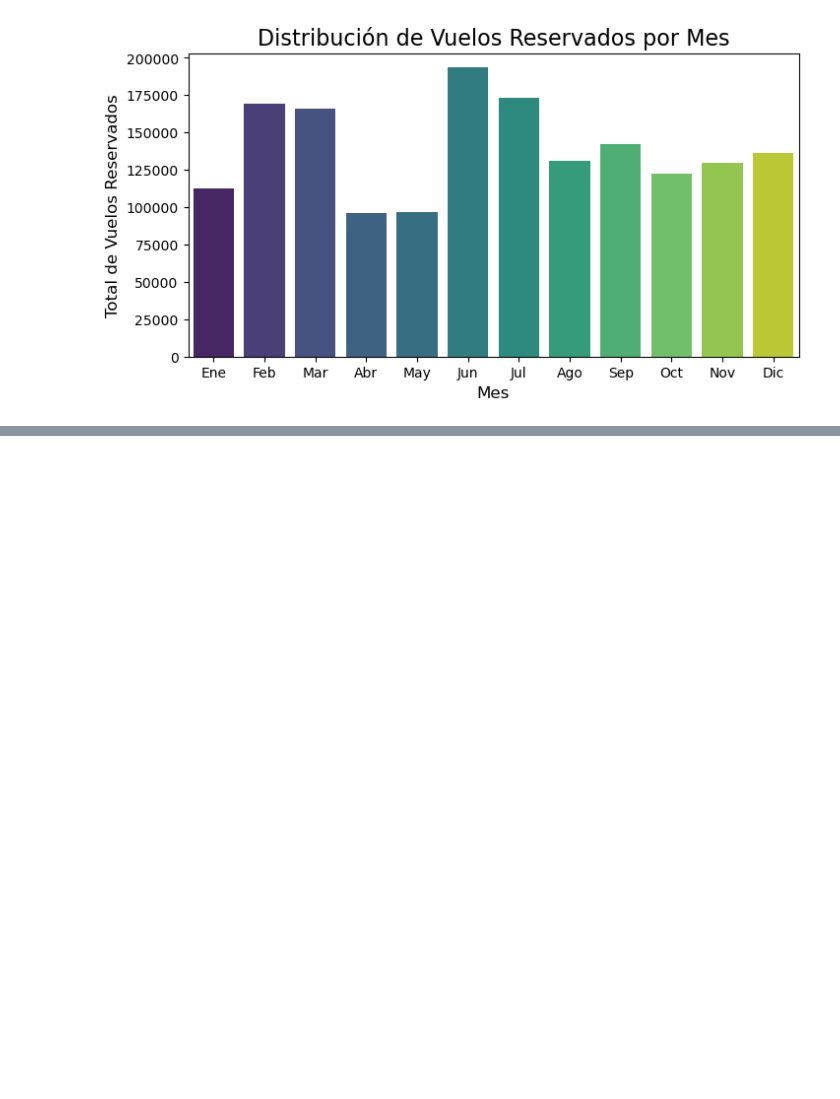
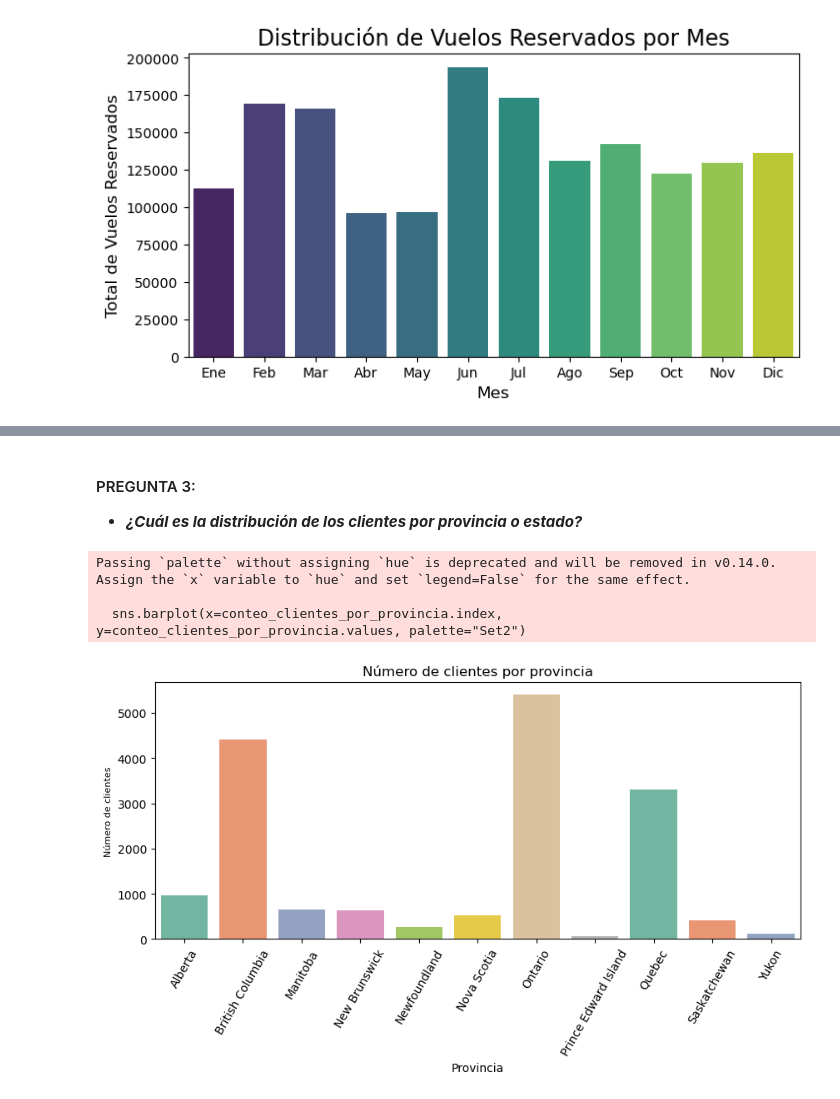
Before and after one commit to Adalab/bda-modulo-3-evaluacion-final-Ary1982, a Jupyter notebook: evaluación_modulo_3_arianna.ipynb, the cells around one changed output, grey strips where cells are left out. Saved outputs shown, nothing was run; the diff lists cells and outputs as text; code cells hidden in the pictures; blank space fills up the shorter version.

```diff
--- a/evaluación_modulo_3_arianna.ipynb
+++ b/evaluación_modulo_3_arianna.ipynb
@@ -875,0 +845,25 @@ Passing `palette` without assigning `hue` is deprecated and will be removed in v
+# %% [markdown]
+#### PREGUNTA 3:
+- ***¿Cuál es la distribución de los clientes por provincia o estado?***
+# %%
+# Agrupamos los clientes por provincias
+# Contamos cuántos clientes únicos hay en cada provincia
+conteo_clientes_por_provincia = df_combined_outer.groupby('province')['loyalty_number'].nunique()
+
+# Creamos un gráfico de barras
+plt.figure(figsize=(10, 4))
+sns.barplot(x=conteo_clientes_por_provincia.index, y=conteo_clientes_por_provincia.values, palette="Set2")
+
+# Títulos y etiquetas
+plt.title('Número de clientes por provincia', fontsize=12)
+plt.xlabel('Provincia', fontsize=10)
+plt.ylabel('Número de clientes', fontsize=8)
+plt.xticks(rotation=60)  # Rotar etiquetas de provincia para mejorar la visibilidad
+
+# Mostrar el gráfico
+plt.show()
+# %% [output]
+Passing `palette` without assigning `hue` is deprecated and will be removed in v0.14.0. Assign the `x` variable to `hue` and set `legend=False` for the same effect.
+
+  sns.barplot(x=conteo_clientes_por_provincia.index, y=conteo_clientes_por_provincia.values, palette="Set2")
+[figure, added]
```
Also changed, not shown: parts of 59 cells of this notebook.
